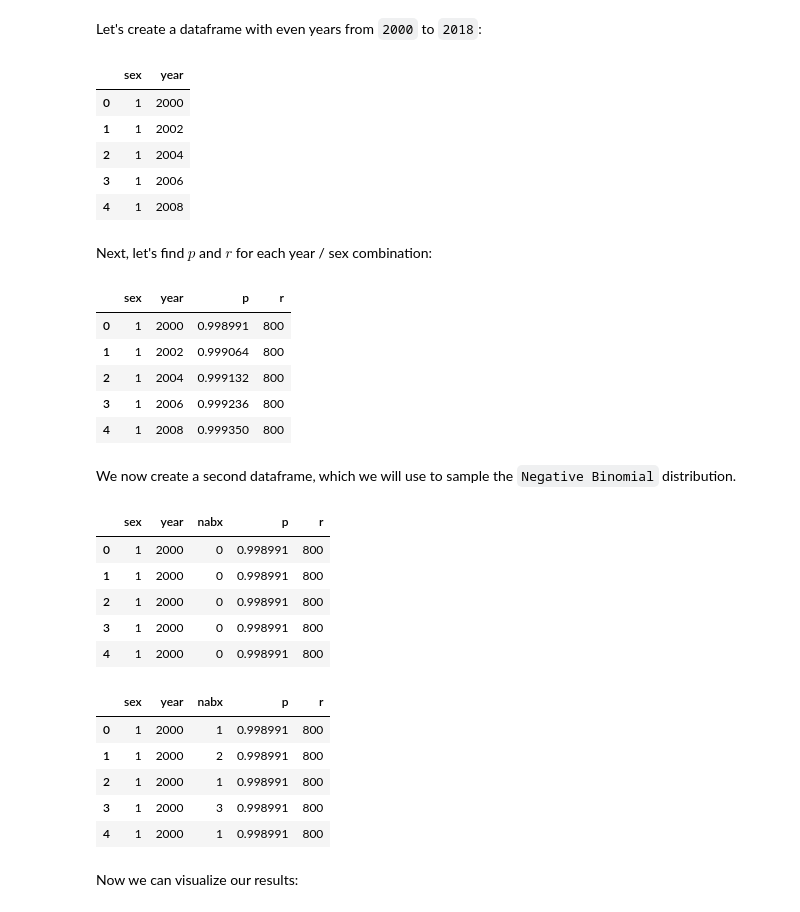
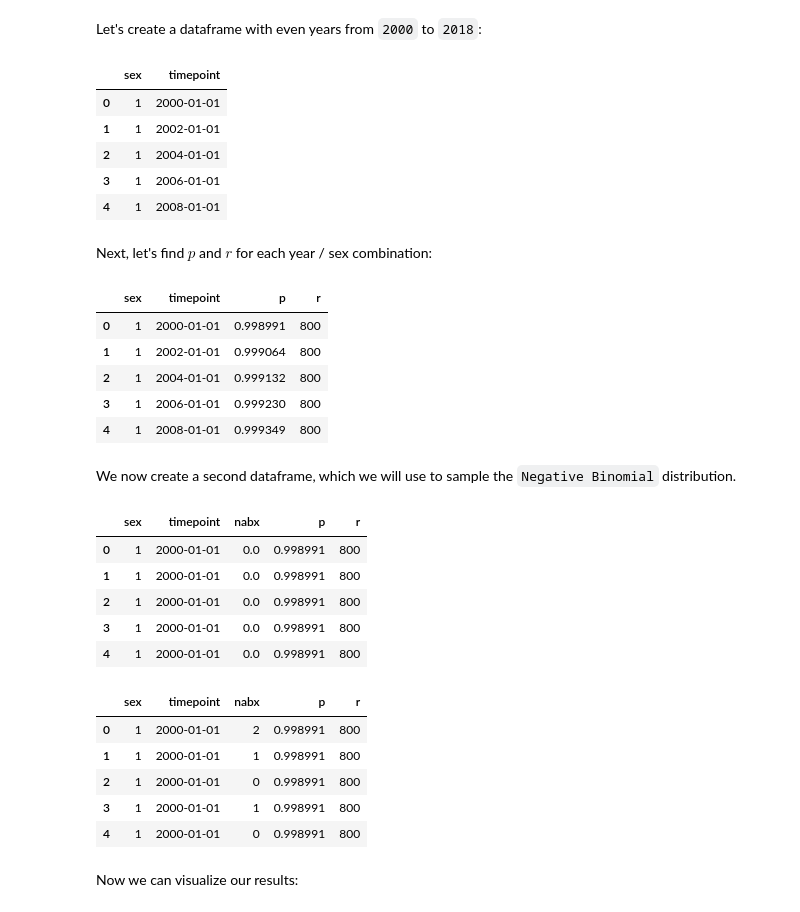
Before and after one commit to resplab/leap, a Jupyter notebook: docs/model/model-antibiotics.ipynb, the cells around one changed output. Drawn from its saved outputs; the diff is of its cells as text; code cells hidden in the pictures.

```diff
--- a/docs/model/model-antibiotics.ipynb
+++ b/docs/model/model-antibiotics.ipynb
@@ -222,11 +229,13 @@ fig.show(config=config)
 The example above was just the distribution for a single year and sex; we can visualize
 multiple years / sexes together:
 # %%
-def compute_abx_distribution_parameters(sex, year, β_0, β_s, β_t, β_h, β_th, θ):
+def compute_abx_distribution_parameters(
+    sex: int, timepoint: float, β_0: float, β_s: float, β_t: float, β_h: float, β_th: float, θ: float
+):
     η = (
-        β_0 + β_s * sex + β_t * year +
-        β_h * heaviside(year, 2005) +
-        β_th * heaviside(year, 2005) * year
+        β_0 + β_s * sex + β_t * timepoint +
+        β_h * heaviside(timepoint, 2005) +
+        β_th * heaviside(timepoint, 2005) * timepoint
     )
     µ = np.exp(η)
     µ = max(µ, 0.05)  # Ensure µ is greater than 0.05
@@ -236,70 +245,66 @@ def compute_abx_distribution_parameters(sex, year, β_0, β_s, β_t, β_h, β_th
 Let's create a dataframe with even years from `2000` to `2018`:
 # %%
 sexes = [1, 2]
-years = np.arange(2000, 2018, step=2)
+years = list(date_range(dt.datetime(2000, 1, 1), dt.datetime(2018, 1, 1), step=TimeDelta(years=2)))
 df_pred = pd.DataFrame(
     data=list(itertools.product(sexes, years)),
-    columns=["sex", "year"],
-    dtype='Int64'
+    columns=["sex", "timepoint"]
 )
 df_pred.head()
 # %% [output]
-|  | sex | year |
-| 0 | 1 | 2000 |
-| 1 | 1 | 2002 |
-| 2 | 1 | 2004 |
-| 3 | 1 | 2006 |
-| 4 | 1 | 2008 |
+|  | sex | timepoint |
+| 0 | 1 | 2000-01-01 |
+| 1 | 1 | 2002-01-01 |
+| 2 | 1 | 2004-01-01 |
+| 3 | 1 | 2006-01-01 |
+| 4 | 1 | 2008-01-01 |
 # %% [markdown]
 Next, let's find $p$ and $r$ for each year / sex combination:
 # %%
 df_pred["p"] = df_pred.apply(
-    lambda x: compute_abx_distribution_parameters(x["sex"], x["year"], β_0, β_s, β_t, β_h, β_th, θ),
+    lambda x: compute_abx_distribution_parameters(
+        x["sex"], convert_timepoint_to_numeric(x["timepoint"]), β_0, β_s, β_t, β_h, β_th, θ),
     axis=1
 )
-df_pred["r"] = df_pred.apply(
-    lambda x: r,
-    axis=1
-)
+df_pred["r"] = r
 df_pred.head()
 # %% [output]
-|  | sex | year | p | r |
-| 0 | 1 | 2000 | 0.998991 | 800 |
-| 1 | 1 | 2002 | 0.999064 | 800 |
-| 2 | 1 | 2004 | 0.999132 | 800 |
-| 3 | 1 | 2006 | 0.999236 | 800 |
-| 4 | 1 | 2008 | 0.999350 | 800 |
+|  | sex | timepoint | p | r |
+| 0 | 1 | 2000-01-01 | 0.998991 | 800 |
+| 1 | 1 | 2002-01-01 | 0.999064 | 800 |
+| 2 | 1 | 2004-01-01 | 0.999132 | 800 |
+| 3 | 1 | 2006-01-01 | 0.999230 | 800 |
+| 4 | 1 | 2008-01-01 | 0.999349 | 800 |
 # %% [markdown]
 We now create a second dataframe, which we will use to sample the `Negative Binomial`
 distribution.
 # %%
 df_dist = pd.DataFrame(
     data=list(itertools.product(sexes, years, np.zeros(1000))),
-    columns=["sex", "year", "nabx"],
-    dtype=int
+    columns=["sex", "timepoint", "nabx"]
 )
-df_dist = pd.merge(df_dist, df_pred, on=["year", "sex"])
+df_dist = pd.merge(df_dist, df_pred, on=["timepoint", "sex"])
 df_dist.head()
 # %% [output]
-|  | sex | year | nabx | p | r |
-| 0 | 1 | 2000 | 0 | 0.998991 | 800 |
-| 1 | 1 | 2000 | 0 | 0.998991 | 800 |
-| 2 | 1 | 2000 | 0 | 0.998991 | 800 |
-| 3 | 1 | 2000 | 0 | 0.998991 | 800 |
-| 4 | 1 | 2000 | 0 | 0.998991 | 800 |
+|  | sex | timepoint | nabx | p | r |
+| 0 | 1 | 2000-01-01 | 0.0 | 0.998991 | 800 |
+| 1 | 1 | 2000-01-01 | 0.0 | 0.998991 | 800 |
+| 2 | 1 | 2000-01-01 | 0.0 | 0.998991 | 800 |
+| 3 | 1 | 2000-01-01 | 0.0 | 0.998991 | 800 |
+| 4 | 1 | 2000-01-01 | 0.0 | 0.998991 | 800 |
 # %%
-grouped_df = df_dist.groupby(["sex", "year"])
+grouped_df = df_dist.groupby(["sex", "timepoint"])
 df_dist["nabx"] = grouped_df.apply(
     lambda x: np.random.negative_binomial(x["r"], x["p"], size=len(x)), include_groups=False
 ).explode().astype(int).values
 df_dist.head()
 # %% [output]
-|  | sex | year | nabx | p | r |
-| 0 | 1 | 2000 | 1 | 0.998991 | 800 |
-| 1 | 1 | 2000 | 2 | 0.998991 | 800 |
-| 2 | 1 | 2000 | 1 | 0.998991 | 800 |
-| 3 | 1 | 2000 | 3 | 0.998991 | 800 |
-| 4 | 1 | 2000 | 1 | 0.998991 | 800 |
+|  | sex | timepoint | nabx | p | r |
+| 0 | 1 | 2000-01-01 | 2 | 0.998991 | 800 |
+| 1 | 1 | 2000-01-01 | 1 | 0.998991 | 800 |
+| 2 | 1 | 2000-01-01 | 0 | 0.998991 | 800 |
+| 3 | 1 | 2000-01-01 | 1 | 0.998991 | 800 |
+| 4 | 1 | 2000-01-01 | 0 | 0.998991 | 800 |
 # %% [markdown]
 Now we can visualize our results:
 # %%
```
Also changed, not shown: parts of 13 cells of this notebook.
